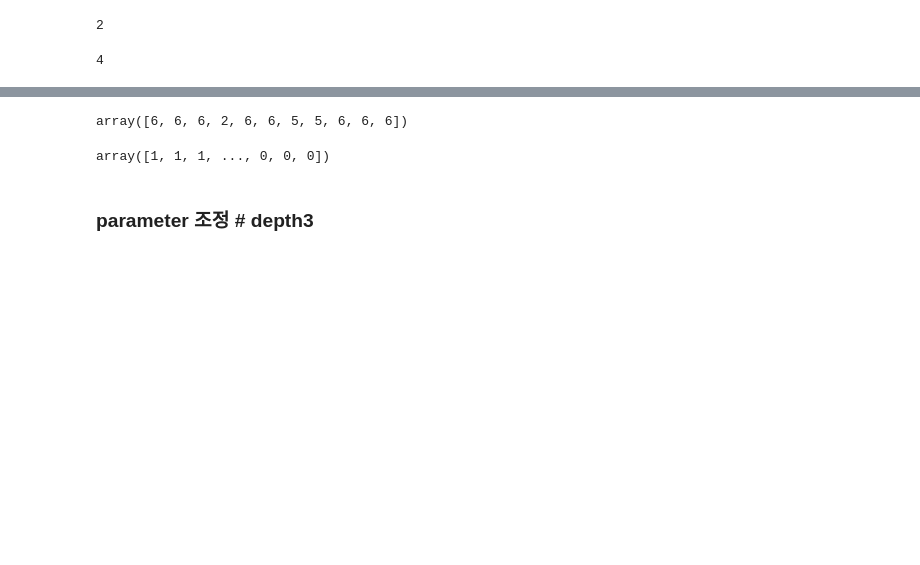
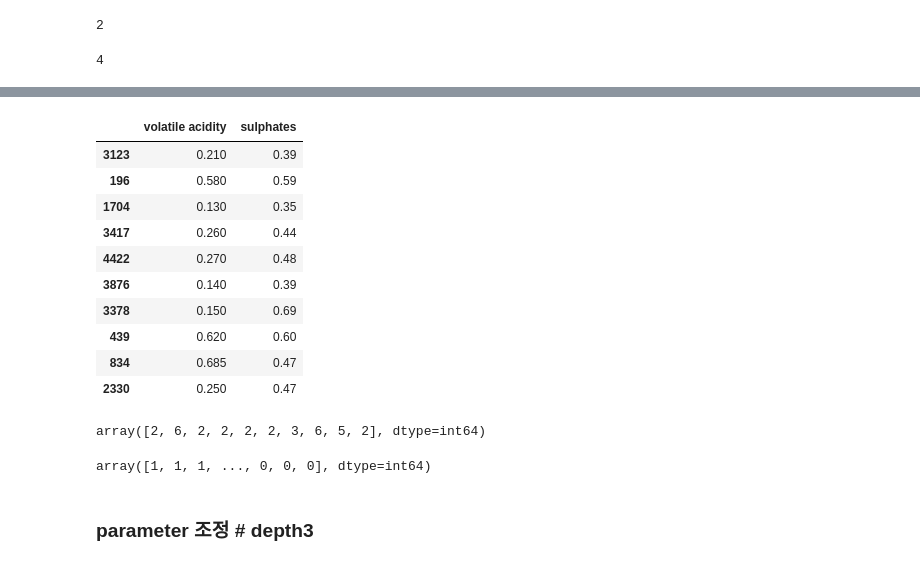
Before and after one commit to tweakershin/python-programming2, a Jupyter notebook: ML/wine/03. DecisionTree.ipynb, the cells around one changed output, grey strips where cells are left out. Cells and saved outputs as stored; diff of their text form; code cells hidden in the pictures; blank space fills up the shorter version.

```diff
--- a/ML/wine/03. DecisionTree.ipynb
+++ b/ML/wine/03. DecisionTree.ipynb
@@ -9,8 +14,8 @@ import graphviz # pip install
 # %%
 DATASET_DIR = os.path.join(os.path.dirname(os.getcwd()), 'datasets')
 # %%
-red_file = os.path.join(DATASET_DIR, 'wine/winequality-red.csv')
-white_file = os.path.join(DATASET_DIR, 'wine/winequality-white.csv')
+red_file = os.path.join(DATASET_DIR, 'winequality-red.csv')
+white_file = os.path.join(DATASET_DIR, 'winequality-white.csv')
 # %%
 wine_red = pd.read_csv(red_file, sep=';')
 wine_white = pd.read_csv(white_file, sep=';')
@@ -75,7 +72,7 @@ y = wine['is_red']
 # %%
 from sklearn.model_selection import train_test_split
 # %%
-train_X, test_X, train_y, test_y = train_test_split(X, y, stratify=wine['is_red'], random_state=42)
+train_X, test_X, train_y, test_y = train_test_split(X, y, stratify=wine['is_red'], random_state=42, test_size=.2)
 # %%
 red_index = train_y[train_y==1].index
 white_index = train_y[train_y==0].index
@@ -209,11 +234,25 @@ clf.get_depth()
+# %%
+train_X.iloc[:10]
+# %% [output]
+|  | volatile acidity | sulphates |
+| 3123 | 0.210 | 0.39 |
+| 196 | 0.580 | 0.59 |
+| 1704 | 0.130 | 0.35 |
+| 3417 | 0.260 | 0.44 |
+| 4422 | 0.270 | 0.48 |
+| 3876 | 0.140 | 0.39 |
+| 3378 | 0.150 | 0.69 |
+| 439 | 0.620 | 0.60 |
+| 834 | 0.685 | 0.47 |
+| 2330 | 0.250 | 0.47 |
 # %%
-clf.apply(X.loc[:10]) # node의 위치
+clf.apply(train_X.iloc[:10]) # node의 위치
 # %% [output]
-array([6, 6, 6, 2, 6, 6, 5, 5, 6, 6, 6])
+array([2, 6, 2, 2, 2, 2, 3, 6, 5, 2], dtype=int64)
 # %%
 clf.predict(X)
 # %% [output]
-array([1, 1, 1, ..., 0, 0, 0])
+array([1, 1, 1, ..., 0, 0, 0], dtype=int64)
 # %% [markdown]
 ### parameter 조정 # depth3
 # %%
```
Also changed, not shown: parts of 120 cells of this notebook.
